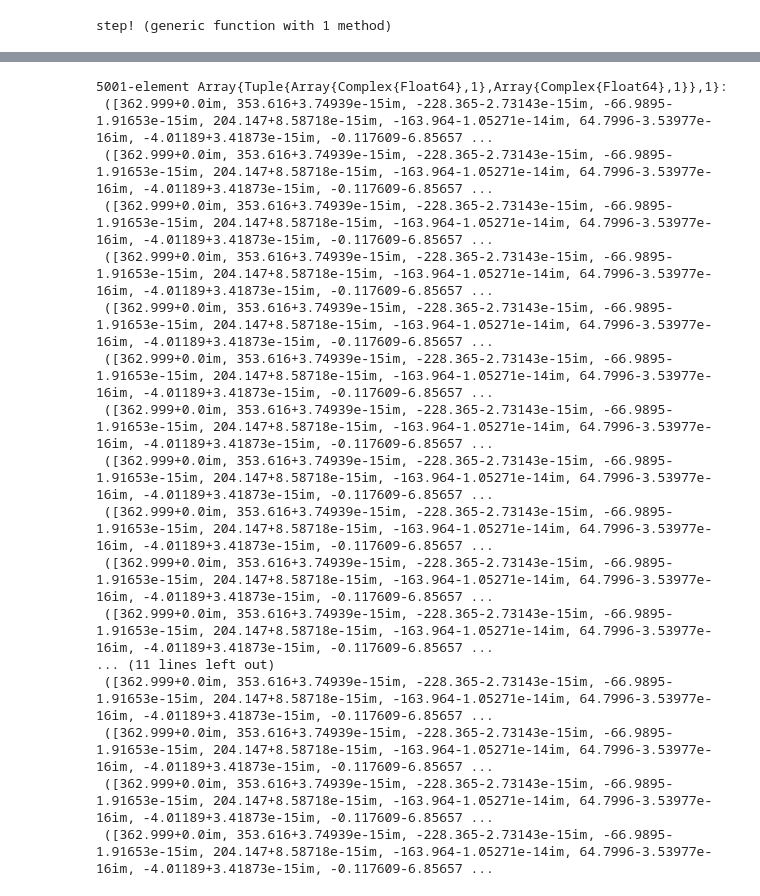
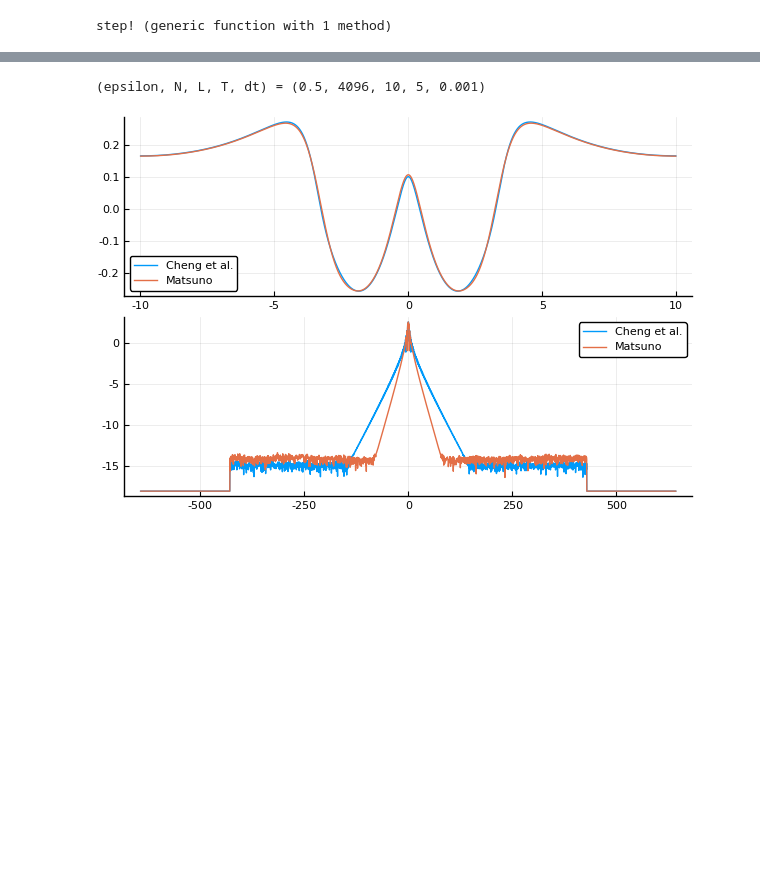
Before and after one commit to WaterWavesModels/WaterWaves1D.jl, a Jupyter notebook: notebooks/TestModels.ipynb, the cells around one changed output, grey strips where cells are left out. Saved outputs shown, nothing was run; the diff lists cells and outputs as text; code cells hidden in the pictures; blank space fills up the shorter version.

```diff
--- a/notebooks/TestModels.ipynb
+++ b/notebooks/TestModels.ipynb
@@ -73,20 +41,36 @@ fig(5, times, models, mesh)
-# %%
-models[1].data
-# %% [output]
-5001-element Array{Tuple{Array{Complex{Float64},1},Array{Complex{Float64},1}},1}:
- ([362.999+0.0im, 353.616+3.74939e-15im, -228.365-2.73143e-15im, -66.9895-1.91653e-15im, 204.147+8.58718e-15im, -163.964-1.05271e-14im, 64.7996-3.53977e-16im, -4.01189+3.41873e-15im, -0.117609-6.85657 ...
- ([362.999+0.0im, 353.616+3.74939e-15im, -228.365-2.73143e-15im, -66.9895-1.91653e-15im, 204.147+8.58718e-15im, -163.964-1.05271e-14im, 64.7996-3.53977e-16im, -4.01189+3.41873e-15im, -0.117609-6.85657 ...
- ([362.999+0.0im, 353.616+3.74939e-15im, -228.365-2.73143e-15im, -66.9895-1.91653e-15im, 204.147+8.58718e-15im, -163.964-1.05271e-14im, 64.7996-3.53977e-16im, -4.01189+3.41873e-15im, -0.117609-6.85657 ...
- ([362.999+0.0im, 353.616+3.74939e-15im, -228.365-2.73143e-15im, -66.9895-1.91653e-15im, 204.147+8.58718e-15im, -163.964-1.05271e-14im, 64.7996-3.53977e-16im, -4.01189+3.41873e-15im, -0.117609-6.85657 ...
- ([362.999+0.0im, 353.616+3.74939e-15im, -228.365-2.73143e-15im, -66.9895-1.91653e-15im, 204.147+8.58718e-15im, -163.964-1.05271e-14im, 64.7996-3.53977e-16im, -4.01189+3.41873e-15im, -0.117609-6.85657 ...
- ([362.999+0.0im, 353.616+3.74939e-15im, -228.365-2.73143e-15im, -66.9895-1.91653e-15im, 204.147+8.58718e-15im, -163.964-1.05271e-14im, 64.7996-3.53977e-16im, -4.01189+3.41873e-15im, -0.117609-6.85657 ...
- ([362.999+0.0im, 353.616+3.74939e-15im, -228.365-2.73143e-15im, -66.9895-1.91653e-15im, 204.147+8.58718e-15im, -163.964-1.05271e-14im, 64.7996-3.53977e-16im, -4.01189+3.41873e-15im, -0.117609-6.85657 ...
- ([362.999+0.0im, 353.616+3.74939e-15im, -228.365-2.73143e-15im, -66.9895-1.91653e-15im, 204.147+8.58718e-15im, -163.964-1.05271e-14im, 64.7996-3.53977e-16im, -4.01189+3.41873e-15im, -0.117609-6.85657 ...
- ([362.999+0.0im, 353.616+3.74939e-15im, -228.365-2.73143e-15im, -66.9895-1.91653e-15im, 204.147+8.58718e-15im, -163.964-1.05271e-14im, 64.7996-3.53977e-16im, -4.01189+3.41873e-15im, -0.117609-6.85657 ...
- ([362.999+0.0im, 353.616+3.74939e-15im, -228.365-2.73143e-15im, -66.9895-1.91653e-15im, 204.147+8.58718e-15im, -163.964-1.05271e-14im, 64.7996-3.53977e-16im, -4.01189+3.41873e-15im, -0.117609-6.85657 ...
- ([362.999+0.0im, 353.616+3.74939e-15im, -228.365-2.73143e-15im, -66.9895-1.91653e-15im, 204.147+8.58718e-15im, -163.964-1.05271e-14im, 64.7996-3.53977e-16im, -4.01189+3.41873e-15im, -0.117609-6.85657 ...
-... (11 lines left out)
- ([362.999+0.0im, 353.616+3.74939e-15im, -228.365-2.73143e-15im, -66.9895-1.91653e-15im, 204.147+8.58718e-15im, -163.964-1.05271e-14im, 64.7996-3.53977e-16im, -4.01189+3.41873e-15im, -0.117609-6.85657 ...
- ([362.999+0.0im, 353.616+3.74939e-15im, -228.365-2.73143e-15im, -66.9895-1.91653e-15im, 204.147+8.58718e-15im, -163.964-1.05271e-14im, 64.7996-3.53977e-16im, -4.01189+3.41873e-15im, -0.117609-6.85657 ...
- ([362.999+0.0im, 353.616+3.74939e-15im, -228.365-2.73143e-15im, -66.9895-1.91653e-15im, 204.147+8.58718e-15im, -163.964-1.05271e-14im, 64.7996-3.53977e-16im, -4.01189+3.41873e-15im, -0.117609-6.85657 ...
- ([362.999+0.0im, 353.616+3.74939e-15im, -228.365-2.73143e-15im, -66.9895-1.91653e-15im, 204.147+8.58718e-15im, -163.964-1.05271e-14im, 64.7996-3.53977e-16im, -4.01189+3.41873e-15im, -0.117609-6.85657 ...
+# %%
+epsilon = 1/2
+N       = 2^12
+L       = 10
+T       = 5
+dt      = 0.001
+
+@show epsilon,N,L,T,dt
+
+mesh   = Mesh(-L, L, N)
+times  = Times(dt, T)
+solver = RK4( N )
+
+h  = zeros(Complex{Float64}, N)
+u  = zeros(Complex{Float64}, N)
+
+cheng = Cheng(mesh, epsilon)
+
+h .= cheng.Pi .* fft(exp.(-mesh.x.^2))
+u .= 0.0im
+
+solve!(cheng, h, u, times, solver )
+
+p = plot_model(times, cheng, mesh)
+
+matsuno = Matsuno(mesh, epsilon)
+
+h .= matsuno.Pi .* fft(exp.(-mesh.x.^2))
+u .= 0.0im
+
+solve!(matsuno, h, u, times, solver )
+
+plot_model!(p, times, matsuno, mesh)
+# %% [output]
+(epsilon, N, L, T, dt) = (0.5, 4096, 10, 5, 0.001)
+[figure, added]
```
Also changed, not shown: parts of 1 cell of this notebook, 6 other files.
